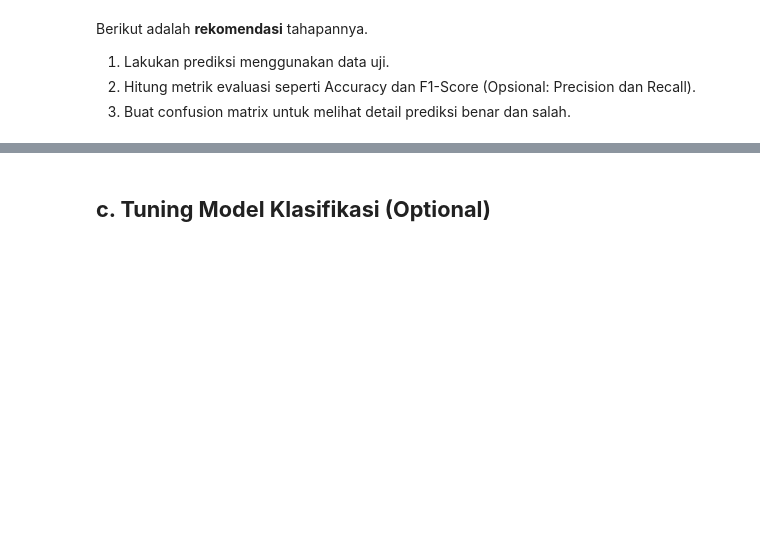
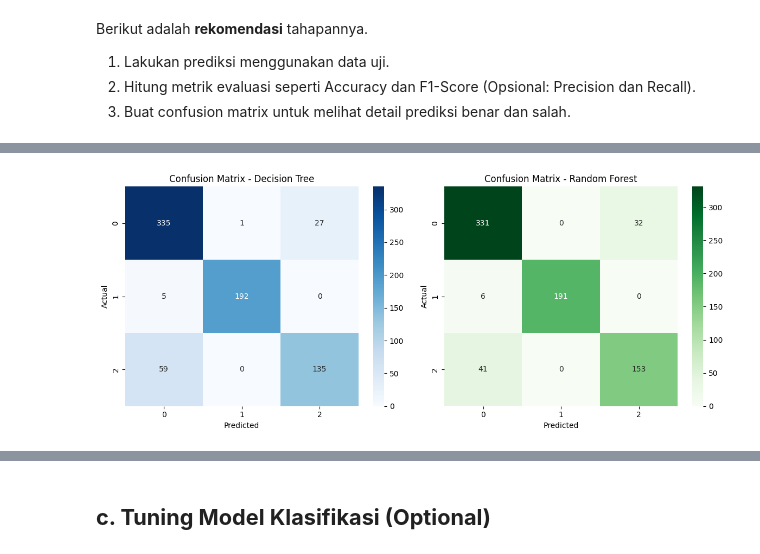
Before and after one commit to hayhalo/Project-Akhir-Belajar-ML-untuk-Pemula, a Jupyter notebook: [Klasifikasi]_Submission_Akhir_BMLP_Muhammad Husni Zahran Nugrahanto.ipynb, the cells around one changed output, grey strips where cells are left out. Drawn from its saved outputs; the diff is of its cells as text; code cells hidden in the pictures; blank space fills up the shorter version.

```diff
--- a/[Klasifikasi]_Submission_Akhir_BMLP_Muhammad Husni Zahran Nugrahanto.ipynb
+++ b/[Klasifikasi]_Submission_Akhir_BMLP_Muhammad Husni Zahran Nugrahanto.ipynb
@@ -44,0 +42,6 @@ df_clas.head()
+# %%
+from sklearn.preprocessing import RobustScaler
+scaler = RobustScaler()
+scaled_cols = df.drop('Cluster', axis=1).select_dtypes(include=['number']).columns
+df[scaled_cols] = scaler.fit_transform(df[scaled_cols])
+df.head()
@@ -47,6 +57,8 @@ df_clas.head()
 # %% [markdown]
 Tahap Data Splitting bertujuan untuk memisahkan dataset menjadi dua bagian: data latih (training set) dan data uji (test set).
 # %%
+numerical_cols = df.select_dtypes(include=['number']).columns
+df_clas = df[numerical_cols].copy()
 X_train, X_test, y_train, y_test = train_test_split(df_clas.drop('Cluster', axis=1), df_clas['Cluster'], test_size=0.3, random_state=42)
 print(X_train.shape, X_test.shape, y_train.shape, y_test.shape)
 # %% [output]
@@ -246,0 +123,28 @@ Maka dari itu, pemilihan model akan bergantung pada kebutuhan spesifik Anda, apa
+# %%
+# Confusion Matrix Model
+y_pred_dt = dt_model.predict(X_test)
+y_pred_rf = rf_model.predict(X_test)
+
+# Hitung confusion matrix untuk masing-masing model
+cm_logreg = confusion_matrix(y_test, y_pred_dt)
+cm_rf = confusion_matrix(y_test, y_pred_rf)
+
+# Buat figure untuk 2 confusion matrix
+fig, axes = plt.subplots(1, 2, figsize=(12, 5))
+
+# Plot confusion matrix untuk Decision Tree
+sns.heatmap(cm_logreg, annot=True, fmt='d', cmap='Blues', ax=axes[0])
+axes[0].set_title('Confusion Matrix - Decision Tree')
+axes[0].set_xlabel('Predicted')
+axes[0].set_ylabel('Actual')
+
+# Plot confusion matrix untuk Random Forest
+sns.heatmap(cm_rf, annot=True, fmt='d', cmap='Greens', ax=axes[1])
+axes[1].set_title('Confusion Matrix - Random Forest')
+axes[1].set_xlabel('Predicted')
+axes[1].set_ylabel('Actual')
+
+plt.tight_layout()
+plt.show()
+# %% [output]
+[figure, added]
```
Also changed, not shown: parts of 17 cells of this notebook.
